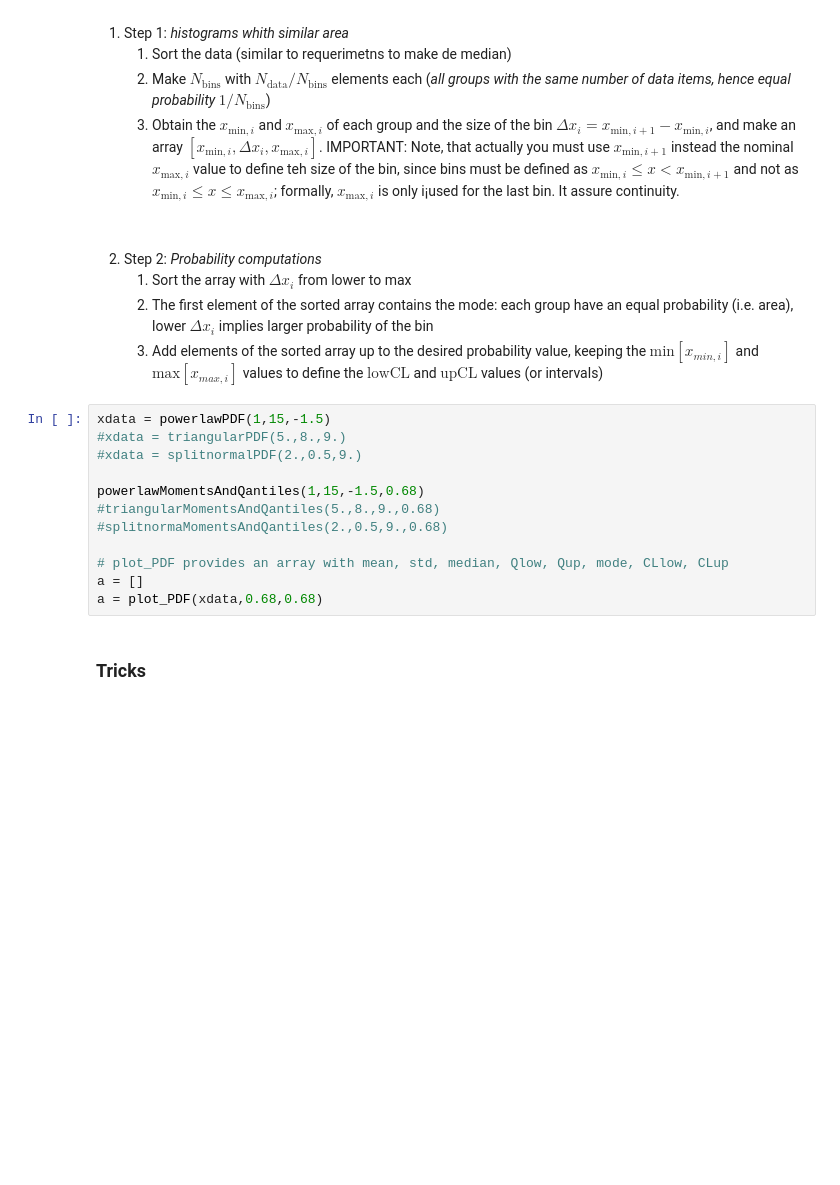
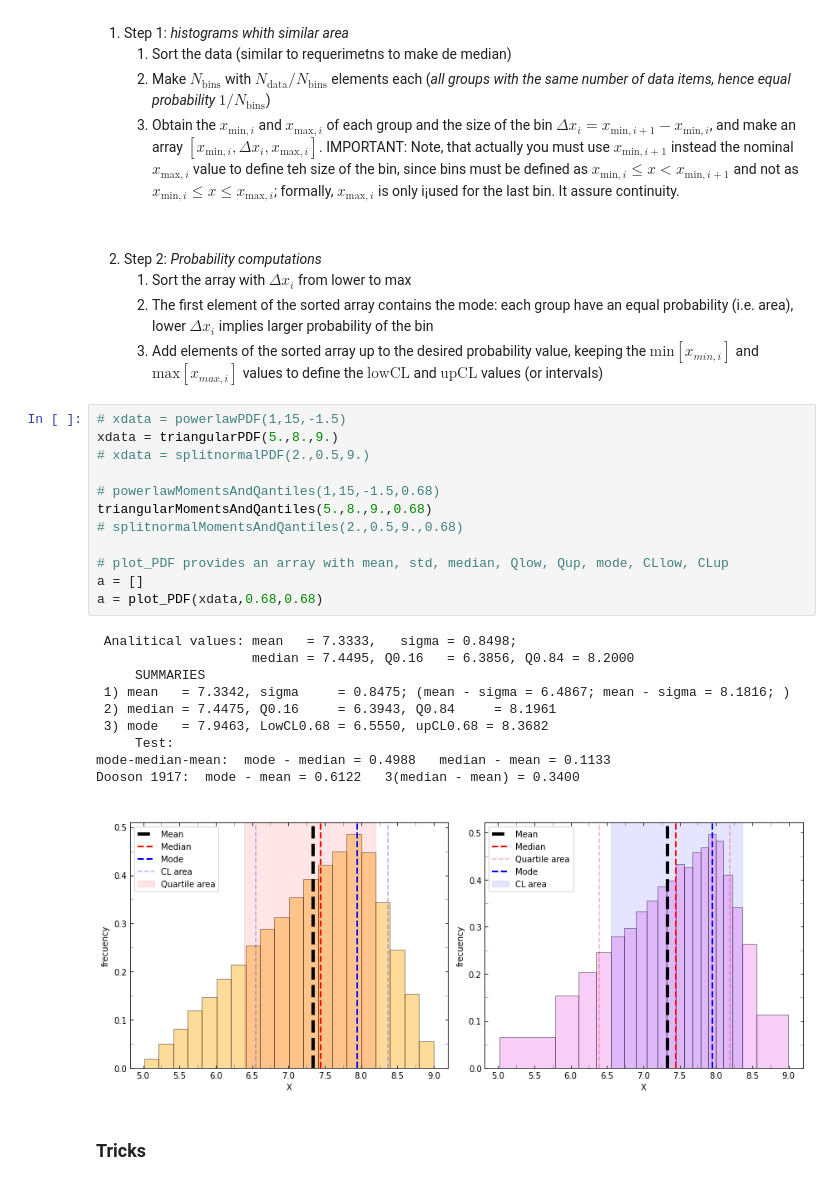
Before and after one commit to PyCoffees/notebooks, a Jupyter notebook: notebooks/2024_11_26_Error_Propagation_MiguelCerviño.ipynb, the cells around one changed output. Cells and saved outputs as stored; diff of their text form; blank space fills up the shorter version.

```diff
--- a/notebooks/2024_11_26_Error_Propagation_MiguelCerviño.ipynb
+++ b/notebooks/2024_11_26_Error_Propagation_MiguelCerviño.ipynb
@@ -843,17 +847,28 @@ Work directlly with PDFs would be cumbersome, and some times we only want to hav
 </li>
 </ol>
 # %%
-xdata = powerlawPDF(1,15,-1.5)
-#xdata = triangularPDF(5.,8.,9.)
-#xdata = splitnormalPDF(2.,0.5,9.)
+# xdata = powerlawPDF(1,15,-1.5)
+xdata = triangularPDF(5.,8.,9.)
+# xdata = splitnormalPDF(2.,0.5,9.)
 
-powerlawMomentsAndQantiles(1,15,-1.5,0.68)
-#triangularMomentsAndQantiles(5.,8.,9.,0.68)
-#splitnormaMomentsAndQantiles(2.,0.5,9.,0.68)
+# powerlawMomentsAndQantiles(1,15,-1.5,0.68)
+triangularMomentsAndQantiles(5.,8.,9.,0.68)
+# splitnormalMomentsAndQantiles(2.,0.5,9.,0.68)
 
 # plot_PDF provides an array with mean, std, median, Qlow, Qup, mode, CLlow, CLup
 a = []
 a = plot_PDF(xdata,0.68,0.68)
+# %% [output]
+ Analitical values: mean   = 7.3333,   sigma = 0.8498;
+                    median = 7.4495, Q0.16   = 6.3856, Q0.84 = 8.2000
+     SUMMARIES
+ 1) mean   = 7.3342, sigma     = 0.8475; (mean - sigma = 6.4867; mean - sigma = 8.1816; )
+ 2) median = 7.4475, Q0.16     = 6.3943, Q0.84     = 8.1961
+ 3) mode   = 7.9463, LowCL0.68 = 6.5550, upCL0.68 = 8.3682
+     Test:
+mode-median-mean:  mode - median = 0.4988   median - mean = 0.1133
+Dooson 1917:  mode - mean = 0.6122   3(median - mean) = 0.3400
+[figure, added]
 # %% [markdown]
 ### Tricks
 # %% [markdown]
```
Also changed, not shown: parts of 15 cells of this notebook.
